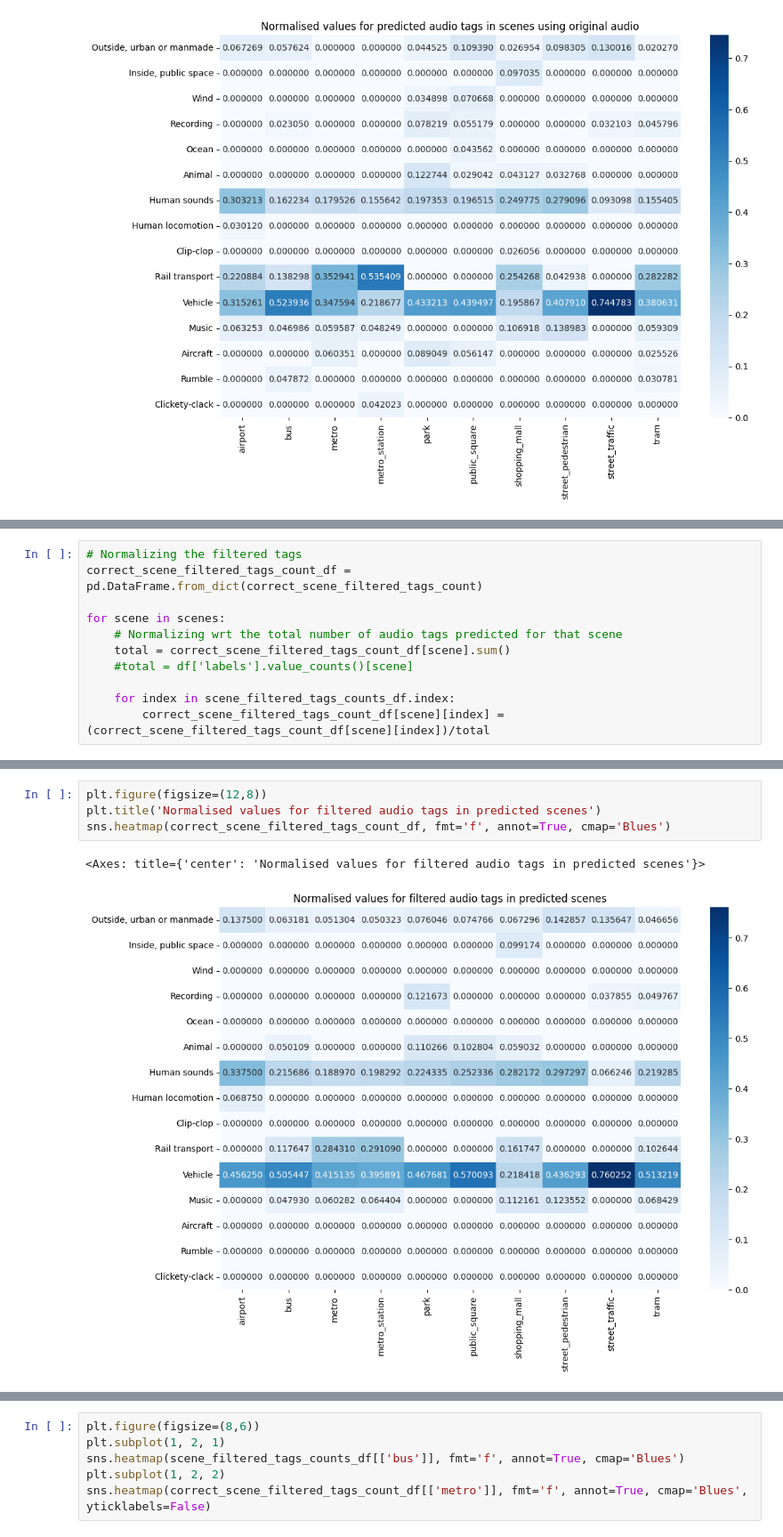
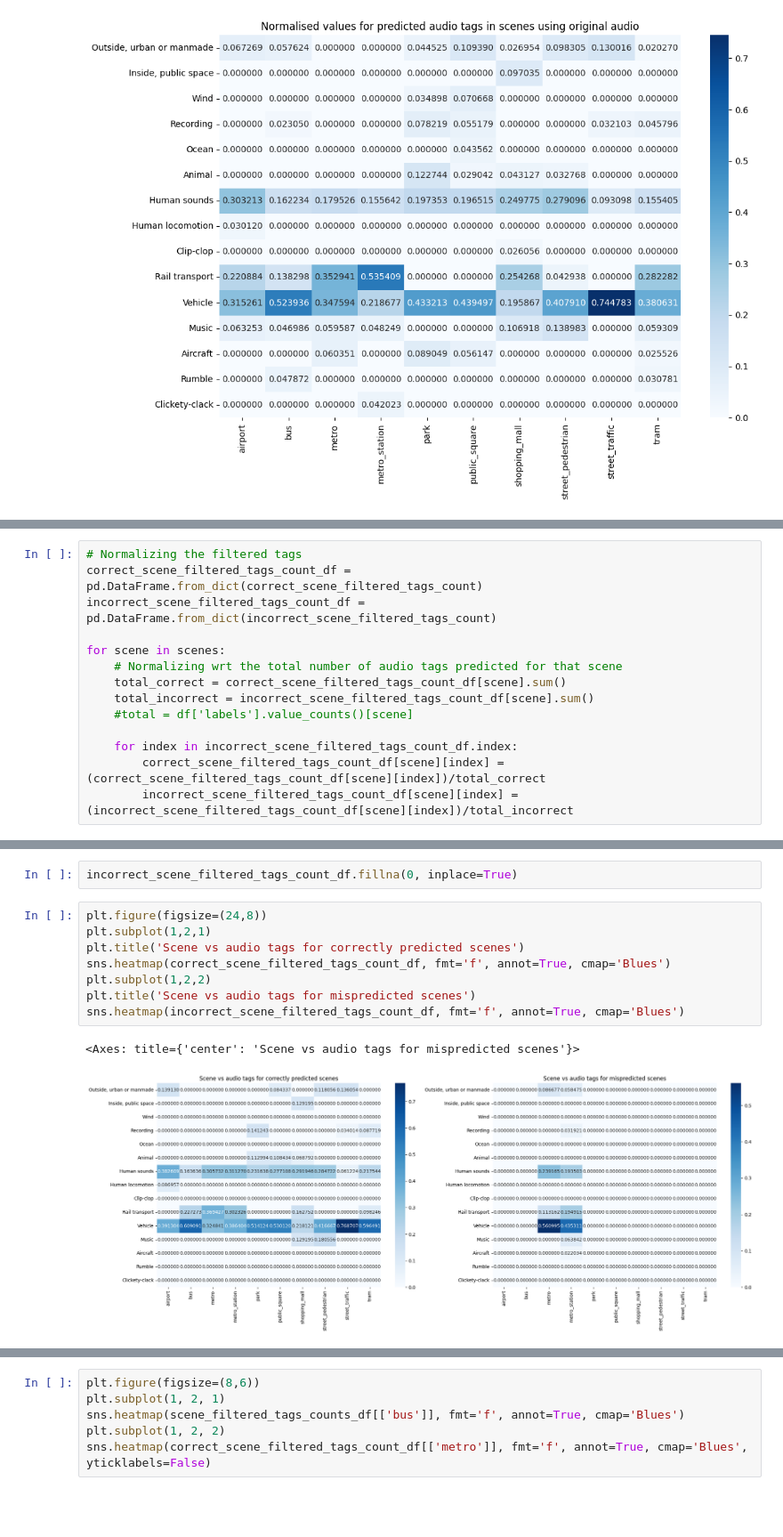
Before and after one commit to darshitttt/Scene_X_Events, a Jupyter notebook: proper_OrgSceneTags.ipynb, the cells around one changed output, grey strips where cells are left out. Shown at 89% size. Drawn from its saved outputs; the diff is of its cells as text; blank space fills up the shorter version.

```diff
--- a/proper_OrgSceneTags.ipynb
+++ b/proper_OrgSceneTags.ipynb
@@ -277,14 +280,17 @@ Crack
 # %%
 # Normalizing the filtered tags
 correct_scene_filtered_tags_count_df = pd.DataFrame.from_dict(correct_scene_filtered_tags_count)
+incorrect_scene_filtered_tags_count_df = pd.DataFrame.from_dict(incorrect_scene_filtered_tags_count)
 
 for scene in scenes:
     # Normalizing wrt the total number of audio tags predicted for that scene
-    total = correct_scene_filtered_tags_count_df[scene].sum()
+    total_correct = correct_scene_filtered_tags_count_df[scene].sum()
+    total_incorrect = incorrect_scene_filtered_tags_count_df[scene].sum()
     #total = df['labels'].value_counts()[scene]
 
-    for index in scene_filtered_tags_counts_df.index:
-        correct_scene_filtered_tags_count_df[scene][index] = (correct_scene_filtered_tags_count_df[scene][index])/total
+    for index in incorrect_scene_filtered_tags_count_df.index:
+        correct_scene_filtered_tags_count_df[scene][index] = (correct_scene_filtered_tags_count_df[scene][index])/total_correct
+        incorrect_scene_filtered_tags_count_df[scene][index] = (incorrect_scene_filtered_tags_count_df[scene][index])/total_incorrect
 # %% [output]
 A value is trying to be set on a copy of a slice from a DataFrame
 
@@ -306,7 +312,13 @@ See the caveats in the documentation: https://pandas.pydata.org/pandas-docs/stab
+# %%
+incorrect_scene_filtered_tags_count_df.fillna(0, inplace=True)
 # %%
-plt.figure(figsize=(12,8))
-plt.title('Normalised values for filtered audio tags in predicted scenes')
+plt.figure(figsize=(24,8))
+plt.subplot(1,2,1)
+plt.title('Scene vs audio tags for correctly predicted scenes')
 sns.heatmap(correct_scene_filtered_tags_count_df, fmt='f', annot=True, cmap='Blues')
+plt.subplot(1,2,2)
+plt.title('Scene vs audio tags for mispredicted scenes')
+sns.heatmap(incorrect_scene_filtered_tags_count_df, fmt='f', annot=True, cmap='Blues')
 # %% [output]
-<Axes: title={'center': 'Normalised values for filtered audio tags in predicted scenes'}>
+<Axes: title={'center': 'Scene vs audio tags for mispredicted scenes'}>
-[figure, old version]
+[figure, new version]
```
Also changed, not shown: parts of 3 cells of this notebook.
